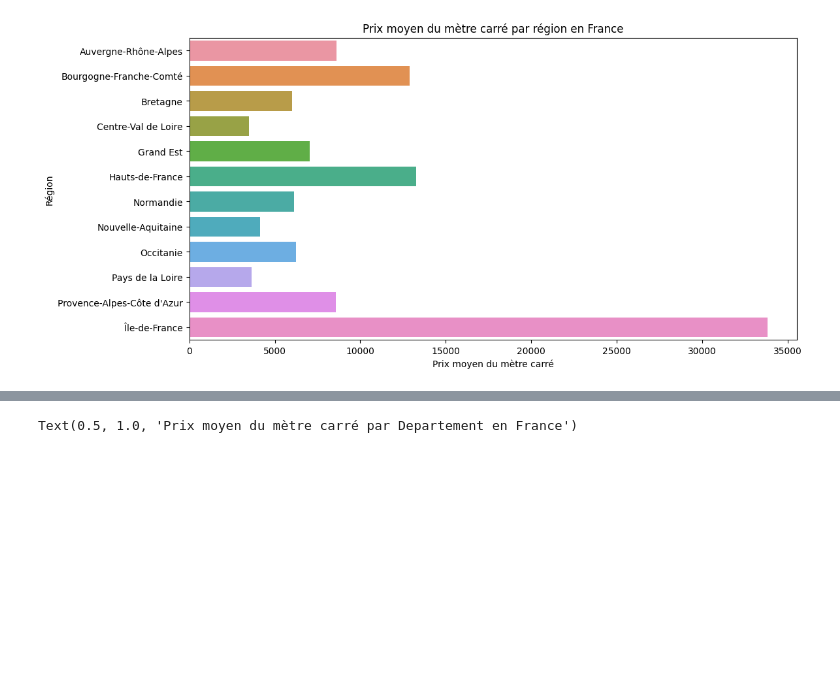
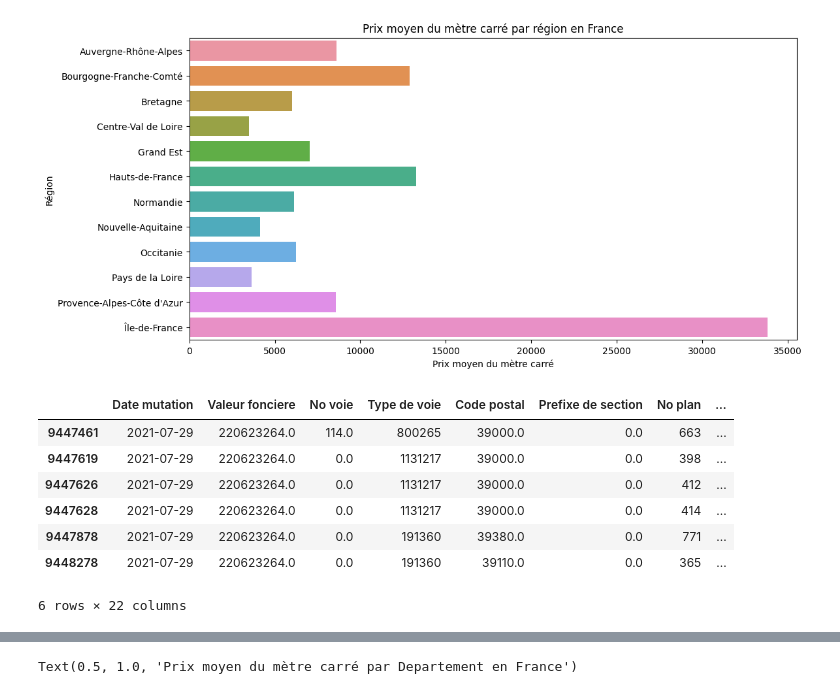
Before and after one commit to Siropteur/Mini_Project_DataScience, a Jupyter notebook: Main.ipynb, the cells around one changed output, grey strips where cells are left out. Drawn from its saved outputs; the diff is of its cells as text; code cells hidden in the pictures; blank space fills up the shorter version.

```diff
--- a/Main.ipynb
+++ b/Main.ipynb
@@ -648,0 +631,15 @@ Text(0.5, 1.0, 'Prix moyen du mètre carré par région en France')
+# %%
+max_per_dpt= df.loc[df['Departement'] == 'Jura', 'Prix par metre carre'].max()
+df.loc[(df['Prix par metre carre'] == 220623264.0), :]
+#for k, v in dict_conversion.items():
+#    if v == 1115523.0:
+#        print(k)
+# %% [output]
+|  | Date mutation | Valeur fonciere | No voie | Type de voie | Code postal | Prefixe de section | No plan | ... |
+| 9447461 | 2021-07-29 | 220623264.0 | 114.0 | 800265 | 39000.0 | 0.0 | 663 | ... |
+| 9447619 | 2021-07-29 | 220623264.0 | 0.0 | 1131217 | 39000.0 | 0.0 | 398 | ... |
+| 9447626 | 2021-07-29 | 220623264.0 | 0.0 | 1131217 | 39000.0 | 0.0 | 412 | ... |
+| 9447628 | 2021-07-29 | 220623264.0 | 0.0 | 1131217 | 39000.0 | 0.0 | 414 | ... |
+| 9447878 | 2021-07-29 | 220623264.0 | 0.0 | 191360 | 39380.0 | 0.0 | 771 | ... |
+| 9448278 | 2021-07-29 | 220623264.0 | 0.0 | 191360 | 39110.0 | 0.0 | 365 | ... |
+6 rows × 22 columns
```
Also changed, not shown: parts of 22 cells of this notebook.
